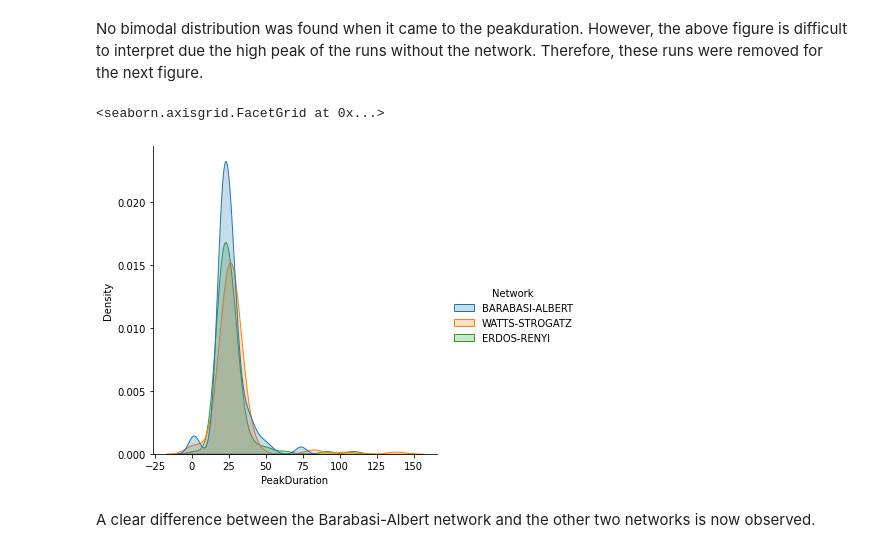
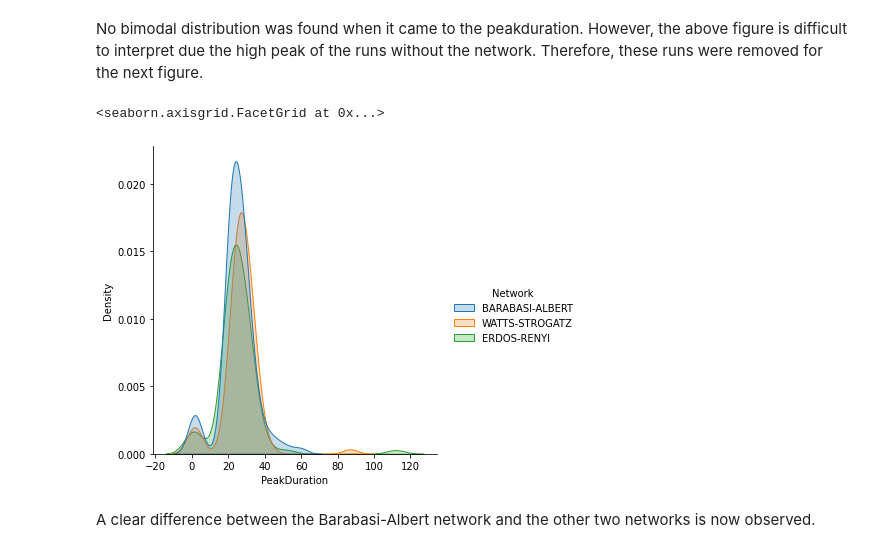
Before and after one commit to vdesgrange/agent_based_modelling, a Jupyter notebook: civil_violence/jupyter_notebook/statistic_analysis.ipynb, the cells around one changed output. Saved outputs shown, nothing was run; the diff lists cells and outputs as text; code cells hidden in the pictures.

```diff
--- a/civil_violence/jupyter_notebook/statistic_analysis.ipynb
+++ b/civil_violence/jupyter_notebook/statistic_analysis.ipynb
@@ -54,7 +54,7 @@ def create_df_list(keys, df):
 
 This method rearranges the data in a pandas dataframe. It returns three arrays: peak size, duration and amount of outbreaks per run.
 # %%
-def get_outbreaks(data, threshold=50):
+def get_outbreaks(data, threshold=25):
     """
     Calculates the outbreaks from the actives data.
 
@@ -248,12 +251,12 @@ sns.displot(df_exp1, x="PeakDuration", hue='Network', fill=True, kind='kde')
 No bimodal distribution was found when it came to the peakduration. However, the above figure is difficult to interpret due the high peak of the runs without the network. Therefore, these runs were removed for the next figure.
 # %%
 # Removing the runs without network
-df_exp1_withoutNone = drop_rows_df(df_exp1, 'Network', 'None')
+df_exp1_withoutNone = drop_rows_df(df_exp1_withoutPeak, 'Network', 'None')
 df_exp1_withoutNone
 sns.displot(df_exp1_withoutNone, x="PeakDuration", hue='Network', fill=True, kind='kde')
 # %% [output]
 <seaborn.axisgrid.FacetGrid at 0x...>
-[figure, old version]
+[figure, new version]
 # %% [markdown]
 A clear difference between the Barabasi-Albert network and the other two networks is now observed.
 # %% [markdown]
```
Also changed, not shown: parts of 25 cells of this notebook.
